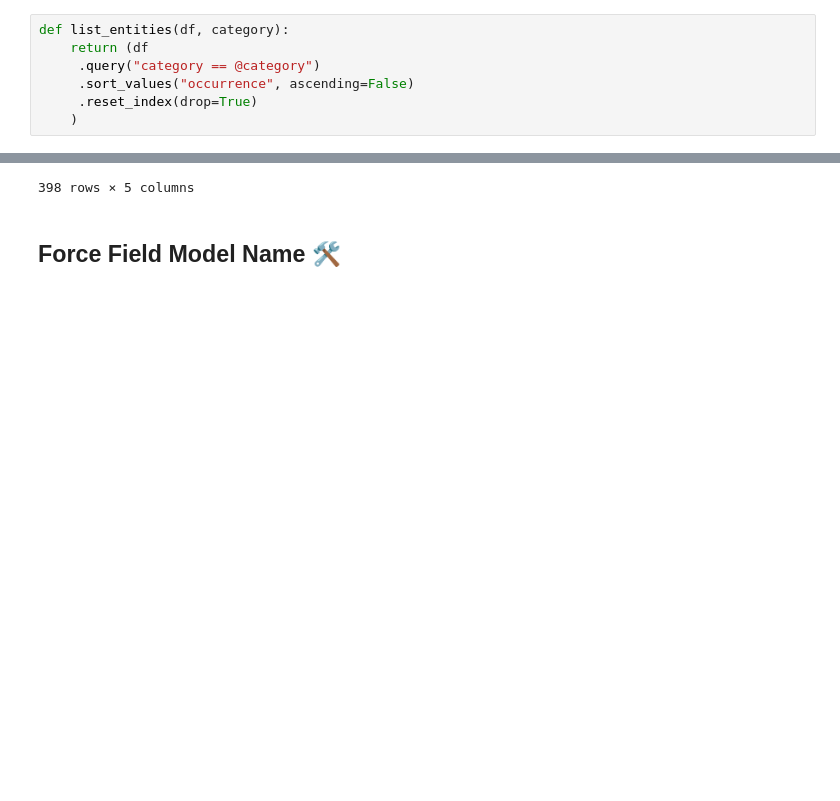
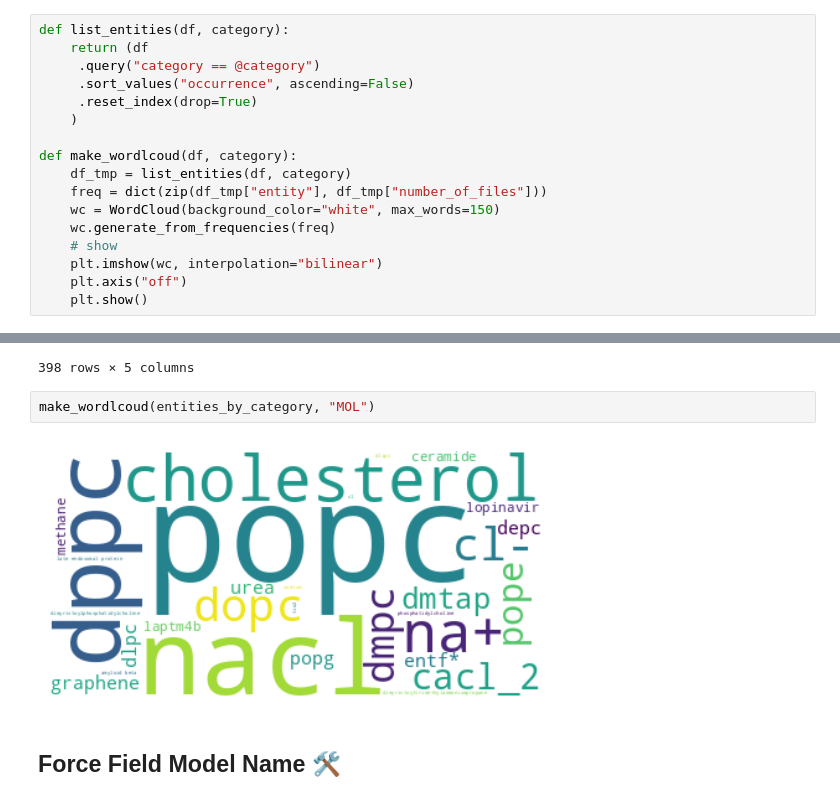
Before and after one commit to MDverse/mdner_llm, a Jupyter notebook: notebooks/review/explore_entities_from_inventory.ipynb, the cells around one changed output, grey strips where cells are left out. Cells and saved outputs as stored; diff of their text form; blank space fills up the shorter version.

Commit message:
feat: Create wordclouds for entities

```diff
--- a/notebooks/review/explore_entities_from_inventory.ipynb
+++ b/notebooks/review/explore_entities_from_inventory.ipynb
@@ -102,6 +104,16 @@ def list_entities(df, category):
      .sort_values("occurrence", ascending=False)
      .reset_index(drop=True)
     )
+
+def make_wordlcoud(df, category):
+    df_tmp = list_entities(df, category)
+    freq = dict(zip(df_tmp["entity"], df_tmp["number_of_files"]))
+    wc = WordCloud(background_color="white", max_words=150)
+    wc.generate_from_frequencies(freq)
+    # show
+    plt.imshow(wc, interpolation="bilinear")
+    plt.axis("off")
+    plt.show()
 # %% [markdown]
 ## Molecules 🧬
 # %%
@@ -120,6 +132,10 @@ list_entities(entities_by_category, "MOL")
 | 396 | bcl-2 | MOL | 1 | zenodo_4012224.json | 1 |
 | 397 | glucagon-like peptide receptor | MOL | 1 | zenodo_5226209.json | 1 |
 398 rows × 5 columns
+# %%
+make_wordlcoud(entities_by_category, "MOL")
+# %% [output]
+[figure, added]
 # %% [markdown]
 ## Force Field Model Name 🛠️
 # %%
```
Also changed, not shown: parts of 7 cells of this notebook, 2 other files.
